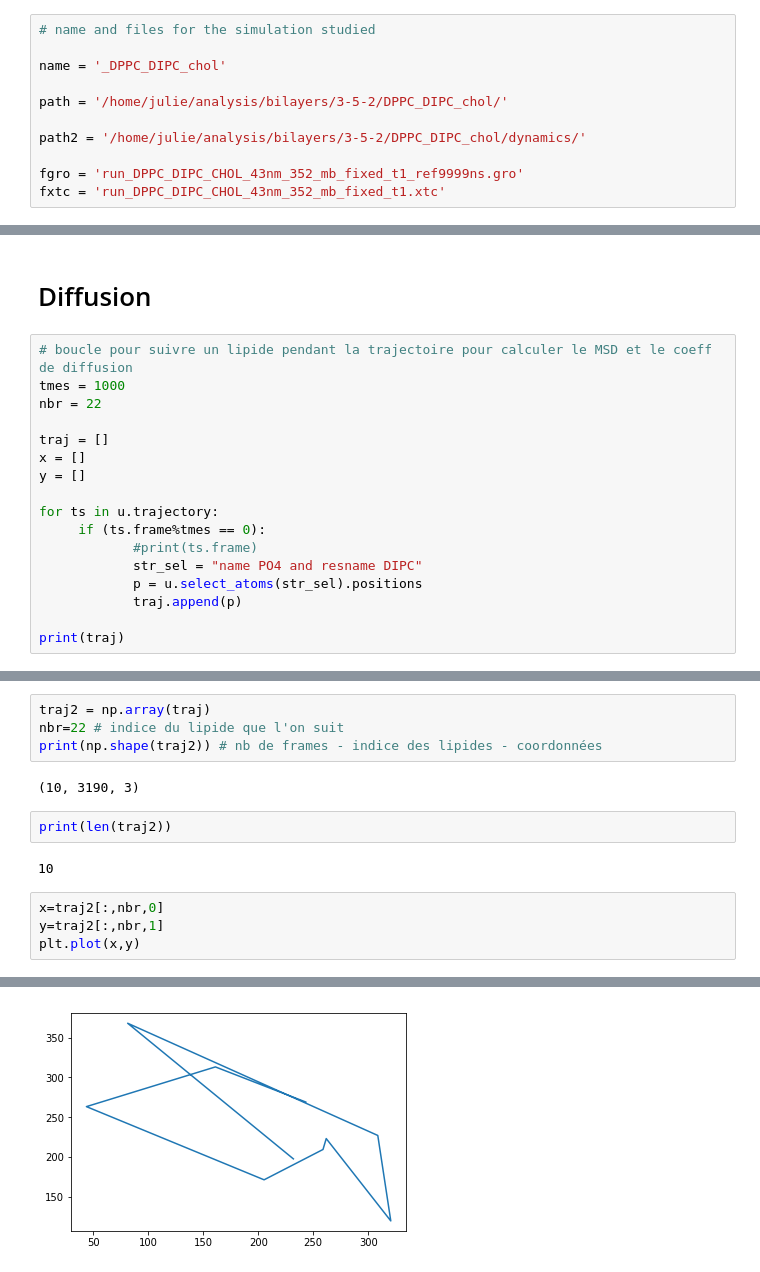
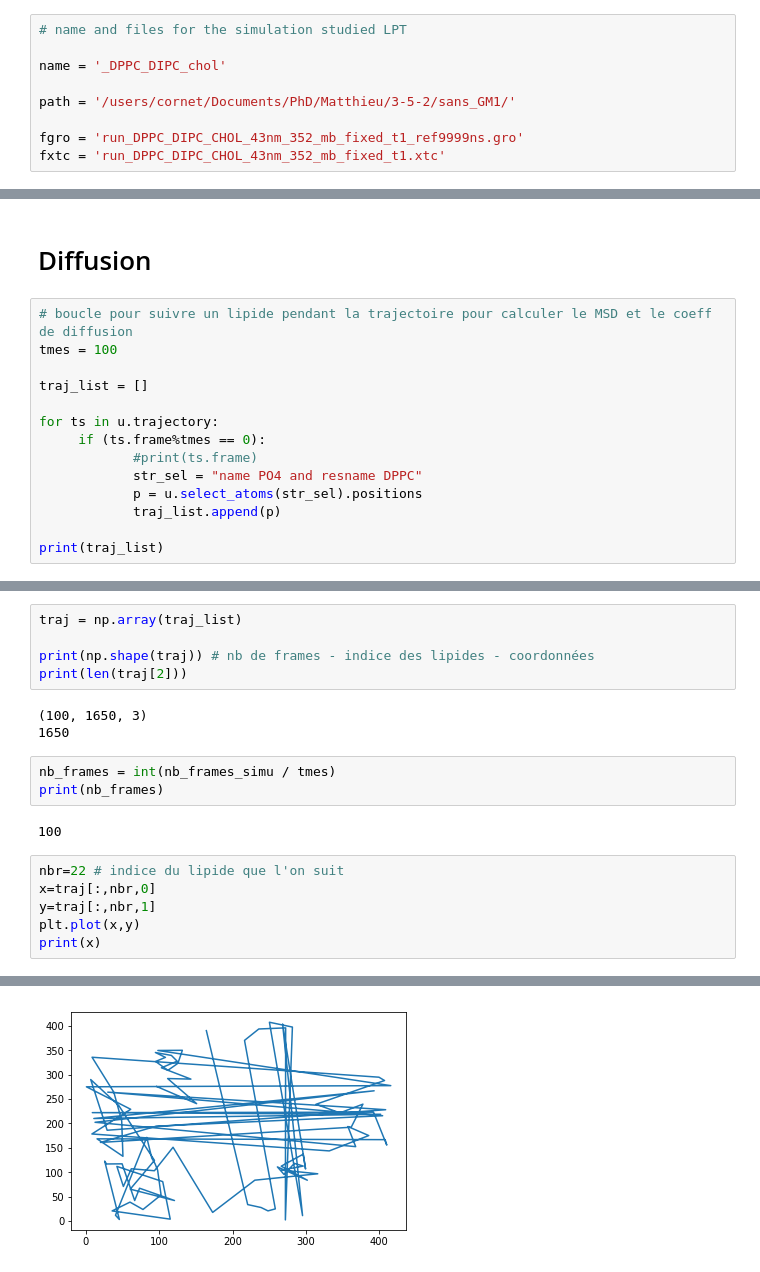
Before and after one commit to JulieCornet/scripts_analysis, a Jupyter notebook: diffusion.ipynb, the cells around one changed output, grey strips where cells are left out. Cells and saved outputs as stored; diff of their text form.

```diff
--- a/diffusion.ipynb
+++ b/diffusion.ipynb
@@ -25,11 +38,9 @@ fxtc = 'run_DPPC_DIPC_CHOL_GM1_5_43nm_10ms_mb_fixed_t1.xtc'
 # %%
-# name and files for the simulation studied
+# name and files for the simulation studied LPT
 
 name = '_DPPC_DIPC_chol'
 
-path = '/home/julie/analysis/bilayers/3-5-2/DPPC_DIPC_chol/'
-
-path2 = '/home/julie/analysis/bilayers/3-5-2/DPPC_DIPC_chol/dynamics/'
+path = '/users/cornet/Documents/PhD/Matthieu/3-5-2/sans_GM1/'
 
 fgro = 'run_DPPC_DIPC_CHOL_43nm_352_mb_fixed_t1_ref9999ns.gro'
 fxtc = 'run_DPPC_DIPC_CHOL_43nm_352_mb_fixed_t1.xtc'
@@ -51,19 +65,16 @@ A Jupyter Widget
 # Diffusion
 # %%
 # boucle pour suivre un lipide pendant la trajectoire pour calculer le MSD et le coeff de diffusion
-tmes = 1000
-nbr = 22
+tmes = 100
 
-traj = []
-x = []
-y = []
+traj_list = []
 
 for ts in u.trajectory:
      if (ts.frame%tmes == 0):
             #print(ts.frame)
-            str_sel = "name PO4 and resname DIPC"
+            str_sel = "name PO4 and resname DPPC"
             p = u.select_atoms(str_sel).positions
-            traj.append(p)
+            traj_list.append(p)
 
-print(traj)
+print(traj_list)
 # %% [output]
@@ -87,15 +98,20 @@ print(traj)
 # %%
-traj2 = np.array(traj)
-nbr=22 # indice du lipide que l'on suit
-print(np.shape(traj2)) # nb de frames - indice des lipides - coordonnées
+traj = np.array(traj_list)
+
+print(np.shape(traj)) # nb de frames - indice des lipides - coordonnées
+print(len(traj[2]))
 # %% [output]
-(10, 3190, 3)
+(100, 1650, 3)
+1650
-# %%
-print(len(traj2))
-# %% [output]
-10
+# %%
+nb_frames = int(nb_frames_simu / tmes)
+print(nb_frames)
+# %% [output]
+100
 # %%
-x=traj2[:,nbr,0]
-y=traj2[:,nbr,1]
+nbr=22 # indice du lipide que l'on suit
+x=traj[:,nbr,0]
+y=traj[:,nbr,1]
 plt.plot(x,y)
+print(x)
 # %% [output]
@@ -103 +135 @@ plt.plot(x,y)
-[figure, old version]
+[figure, new version]
```
Also changed, not shown: parts of 16 cells of this notebook, 3 other files.
